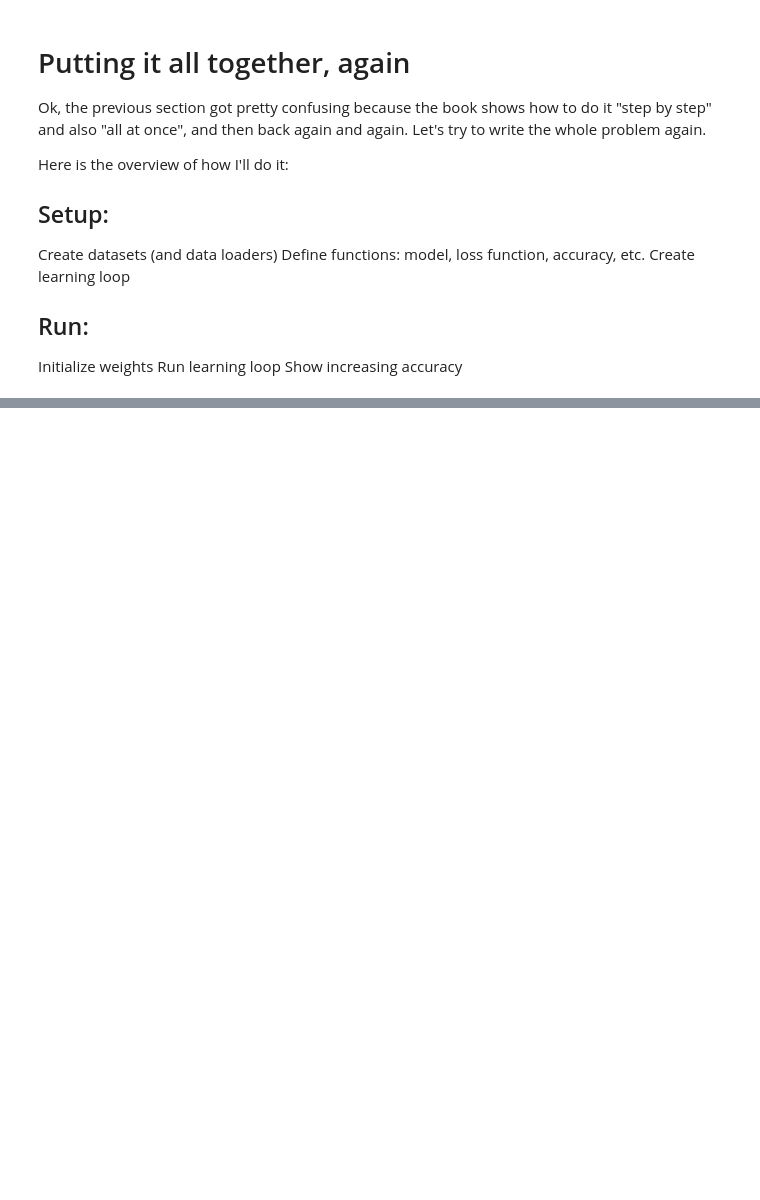
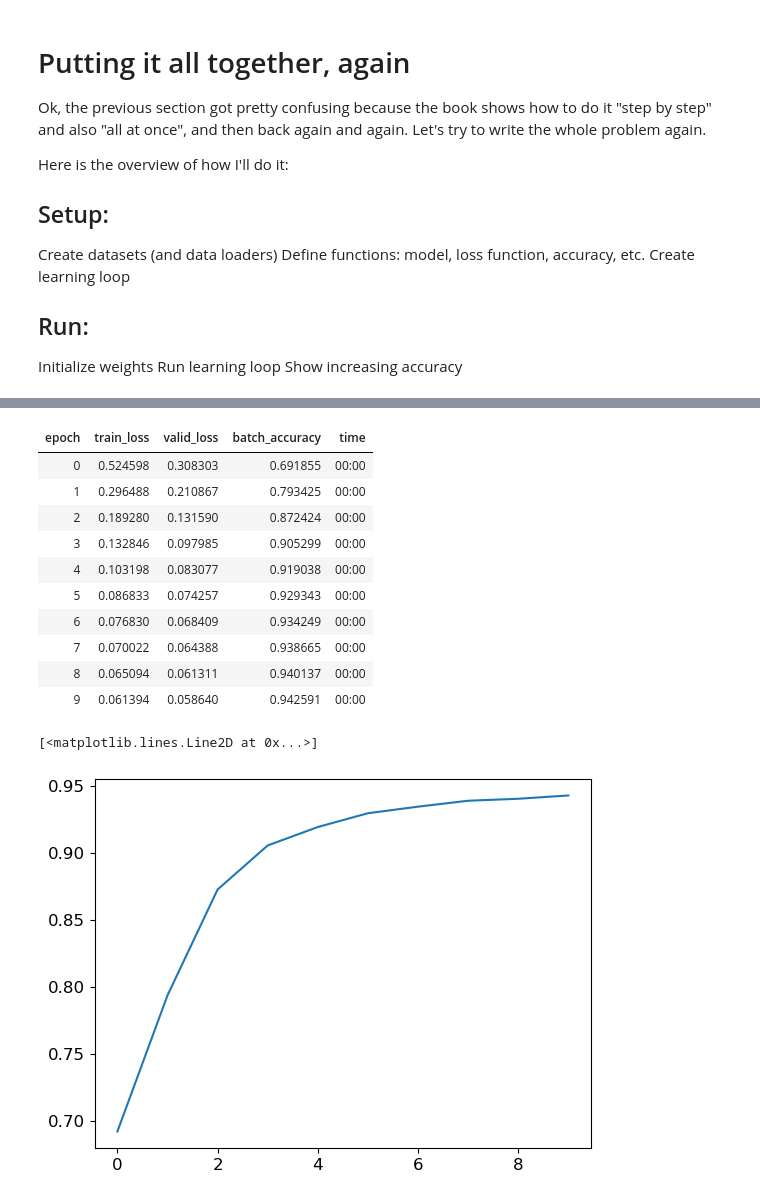
Before and after one commit to johnshaughnessy/digits, a Jupyter notebook: chapter_4_notes.ipynb, the cells around one changed output, grey strips where cells are left out. Cells and saved outputs as stored; diff of their text form; code cells hidden in the pictures; blank space fills up the shorter version.

```diff
--- a/chapter_4_notes.ipynb
+++ b/chapter_4_notes.ipynb
@@ -650,0 +676,25 @@ for i in range(20):
+# %%
+simple_net2 = nn.Sequential(
+    nn.Linear(28*28, 30),
+    nn.ReLU(),
+    nn.Linear(30,1)
+)
+dls = DataLoaders(train_dl, valid_dl)
+learn = Learner(dls, simple_net2, opt_func=SGD,
+                loss_func=mnist_loss, metrics=batch_accuracy)
+learn.fit(10, 1e-4)
+plt.plot(L(learn.recorder.values).itemgot(2))
+# %% [output]
+| epoch | train_loss | valid_loss | batch_accuracy | time |
+| 0 | 0.524598 | 0.308303 | 0.691855 | 00:00 |
+| 1 | 0.296488 | 0.210867 | 0.793425 | 00:00 |
+| 2 | 0.189280 | 0.131590 | 0.872424 | 00:00 |
+| 3 | 0.132846 | 0.097985 | 0.905299 | 00:00 |
+| 4 | 0.103198 | 0.083077 | 0.919038 | 00:00 |
+| 5 | 0.086833 | 0.074257 | 0.929343 | 00:00 |
+| 6 | 0.076830 | 0.068409 | 0.934249 | 00:00 |
+| 7 | 0.070022 | 0.064388 | 0.938665 | 00:00 |
+| 8 | 0.065094 | 0.061311 | 0.940137 | 00:00 |
+| 9 | 0.061394 | 0.058640 | 0.942591 | 00:00 |
+[<matplotlib.lines.Line2D at 0x...>]
+[figure, added]
```
Also changed, not shown: parts of 10 cells of this notebook.
